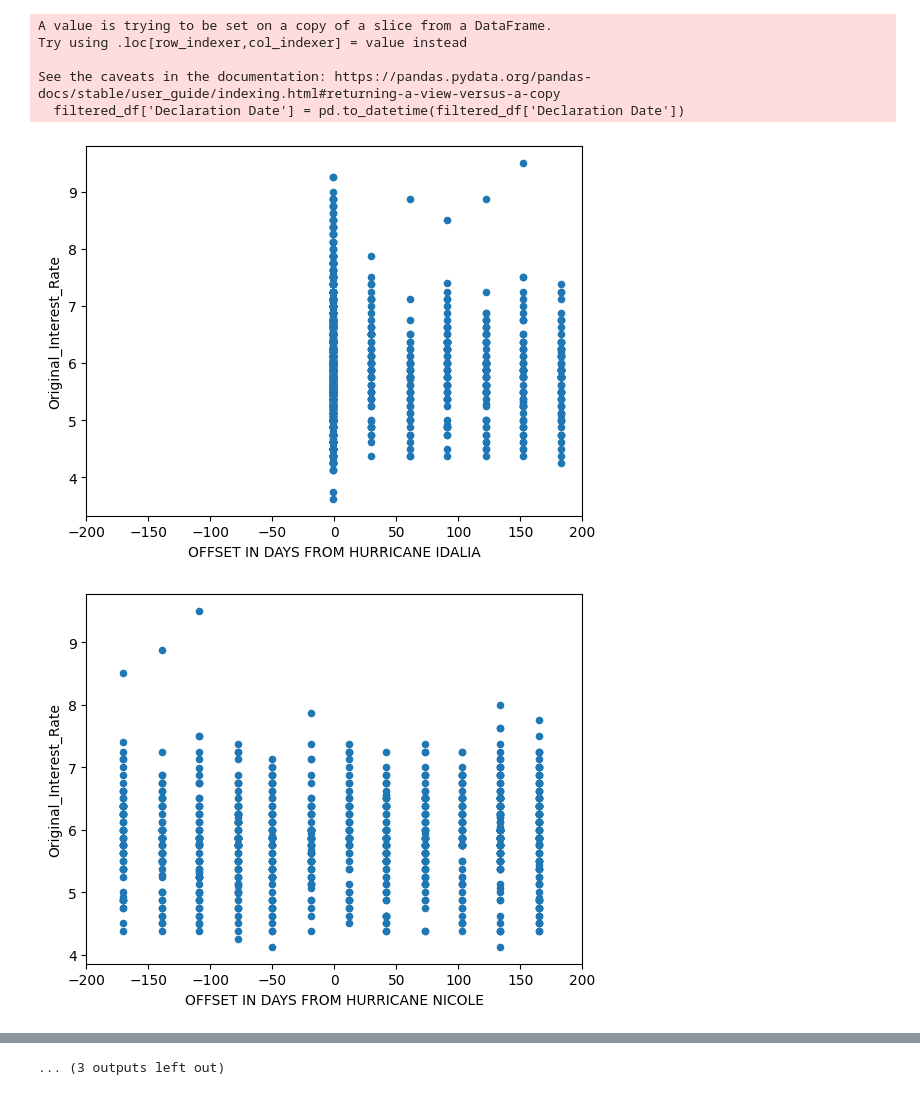
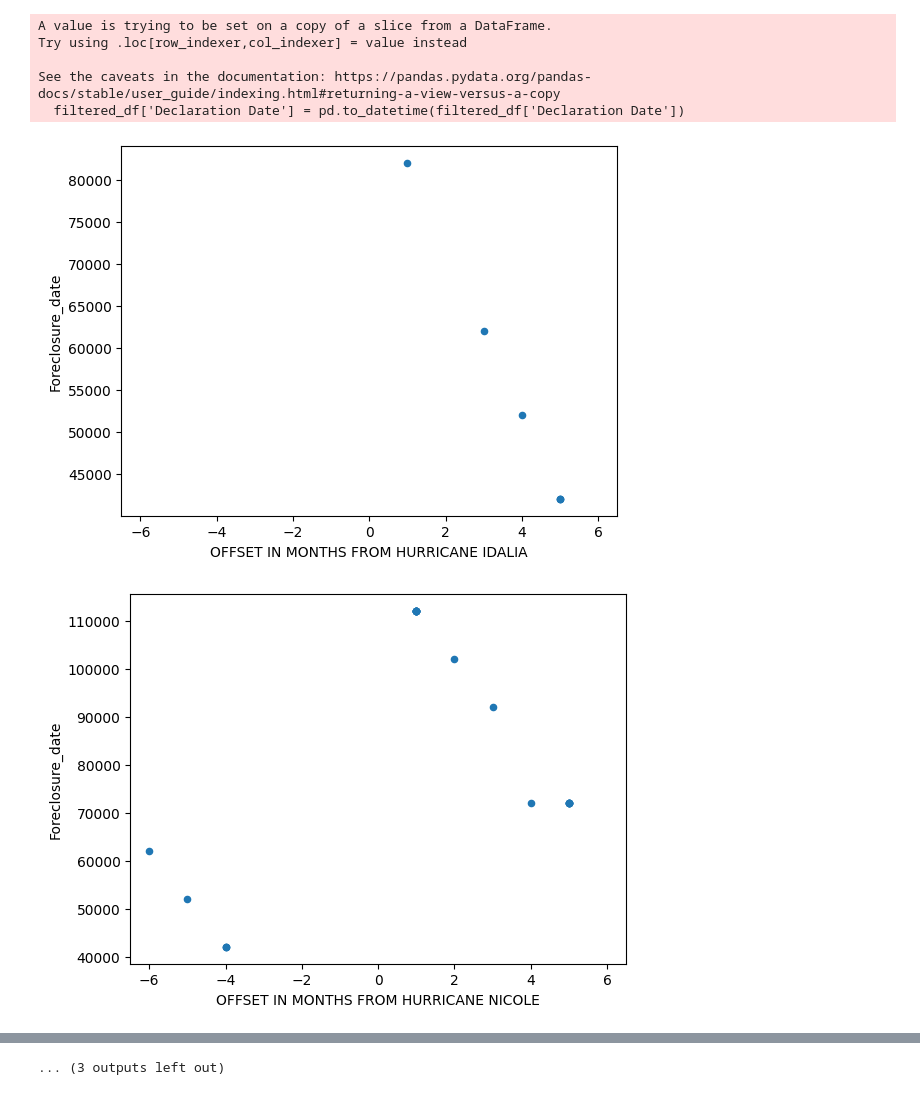
Before and after one commit to michelleehc/bitcamp, a Jupyter notebook: relativechart.ipynb, the cells around one changed output, grey strips where cells are left out. Cells and saved outputs as stored; diff of their text form; code cells hidden in the pictures.

```diff
--- a/relativechart.ipynb
+++ b/relativechart.ipynb
@@ -36,36 +36,36 @@ disaster_df['date'] = pd.to_datetime(disaster_df['hurricanes'].map(hurricane_dat
 
 # add 6 months prior and after
 disaster_df['-6 months'] = disaster_df['date'] - pd.DateOffset(months=6)
 disaster_df['+6 months'] = disaster_df['date'] + pd.DateOffset(months=6)
 
 # convert tampa data to date
 tampa_df['date'] = pd.to_datetime(dict(year=tampa_df['PayYear'], month=tampa_df['PayMonth'], day=1))
 
 # go through each hurricane
 for x in range(0, len(disaster_df)):
     curr_date = disaster_df.loc[x, 'date']
     start = disaster_df.loc[x, '-6 months']
     end = disaster_df.loc[x, '+6 months']
     hurricane = disaster_df.loc[x, 'hurricanes']
 
     # now for housing data
     mask = (tampa_df['date'] >= start) & (tampa_df['date'] <= end)
     filter_df = tampa_df[mask]
     scatter_df = filter_df
-    scatter_df.loc[:, 'offset'] = curr_date - filter_df['date']
+    scatter_df.loc[:, 'offset'] = (curr_date - filter_df['date'])/30
     scatter_df.loc[:, 'Offset from Hurricane'] = scatter_df['offset'].dt.days
 
-    housing_info = 'Original_Interest_Rate'
+    housing_info = 'Foreclosure_date'
 
     data = scatter_df
     ax = data.plot.scatter(x='Offset from Hurricane', y=housing_info)
-    ax.set_xlim(left=-200, right=200)
-    plt.xlabel('OFFSET IN DAYS FROM ' + hurricane)
+    ax.set_xlim(left=-6.5, right=6.5)
+    plt.xlabel('OFFSET IN MONTHS FROM ' + hurricane)
 # %% [output]
 A value is trying to be set on a copy of a slice from a DataFrame.
 Try using .loc[row_indexer,col_indexer] = value instead
 
 See the caveats in the documentation: https://pandas.pydata.org/pandas-docs/stable/user_guide/indexing.html#returning-a-view-versus-a-copy
   filtered_df['Declaration Date'] = pd.to_datetime(filtered_df['Declaration Date'])
-[figure, old version]
+[figure, new version]
-[figure, old version]
+[figure, new version]
```
Also changed, not shown: parts of 1 cell of this notebook.
